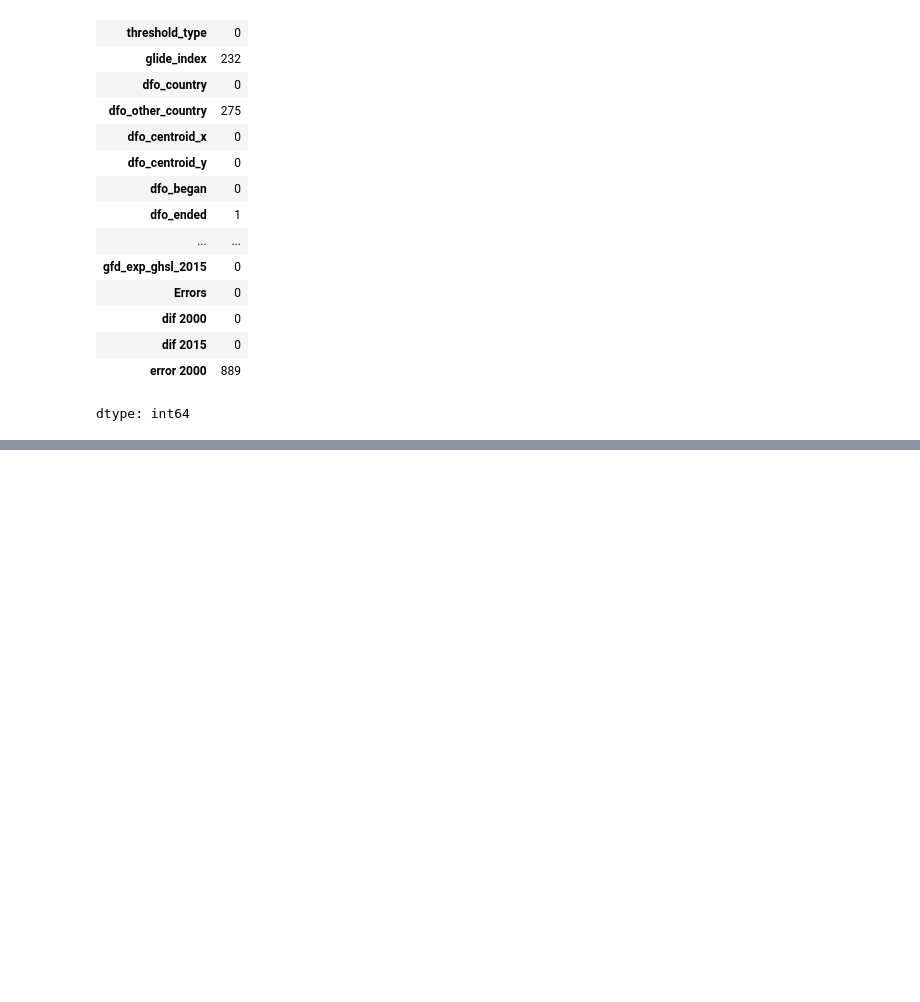
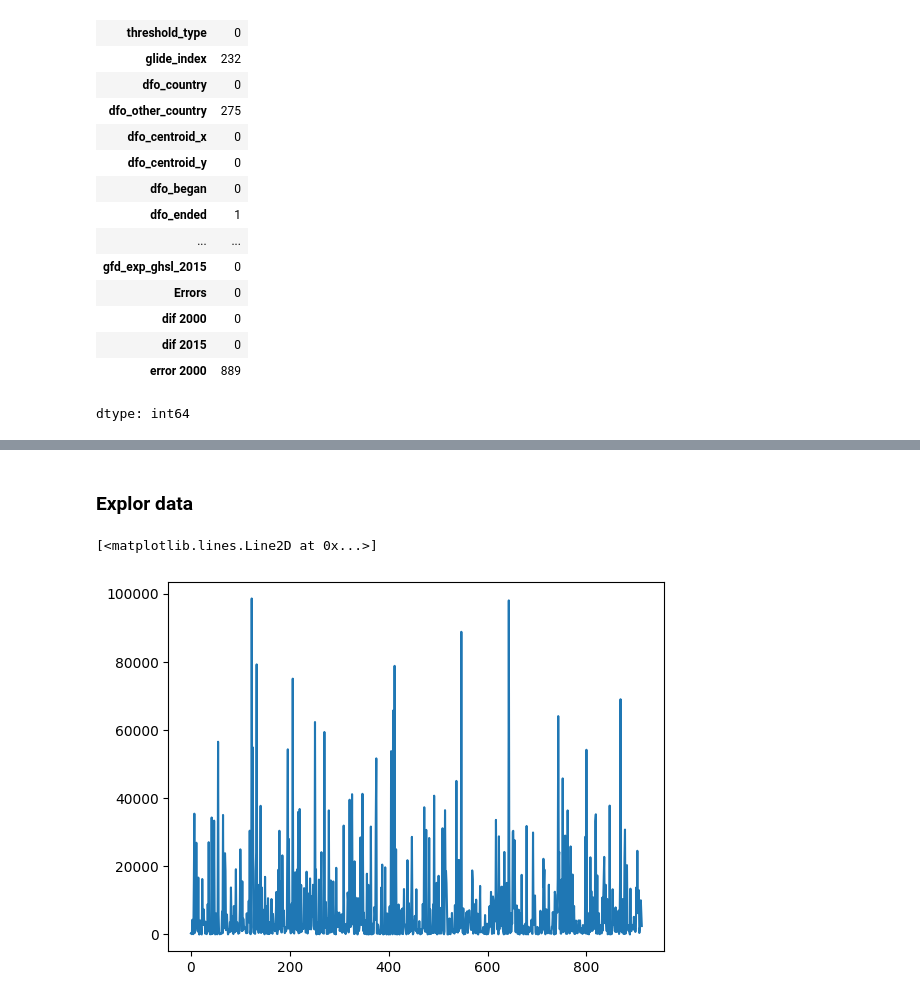
Before and after one commit to Pornphankub/BSC_DPDM2025, a Jupyter notebook: Ch3_Data_Preprocessing.ipynb, the cells around one changed output, grey strips where cells are left out. Saved outputs shown, nothing was run; the diff lists cells and outputs as text; code cells hidden in the pictures; blank space fills up the shorter version.

Commit message:
แก้ Noisy data (smoothing, outliner removal)

```diff
--- a/Ch3_Data_Preprocessing.ipynb
+++ b/Ch3_Data_Preprocessing.ipynb
@@ -244,0 +264,2 @@ dtype: int64
+# %% [markdown]
+### Explor data
@@ -244,0 +268,5 @@ dtype: int64
+# %%
+plt.plot(df['gfd_area'])
+# %% [output]
+[<matplotlib.lines.Line2D at 0x...>]
+[figure, added]
```
Also changed, not shown: parts of 27 cells of this notebook.
